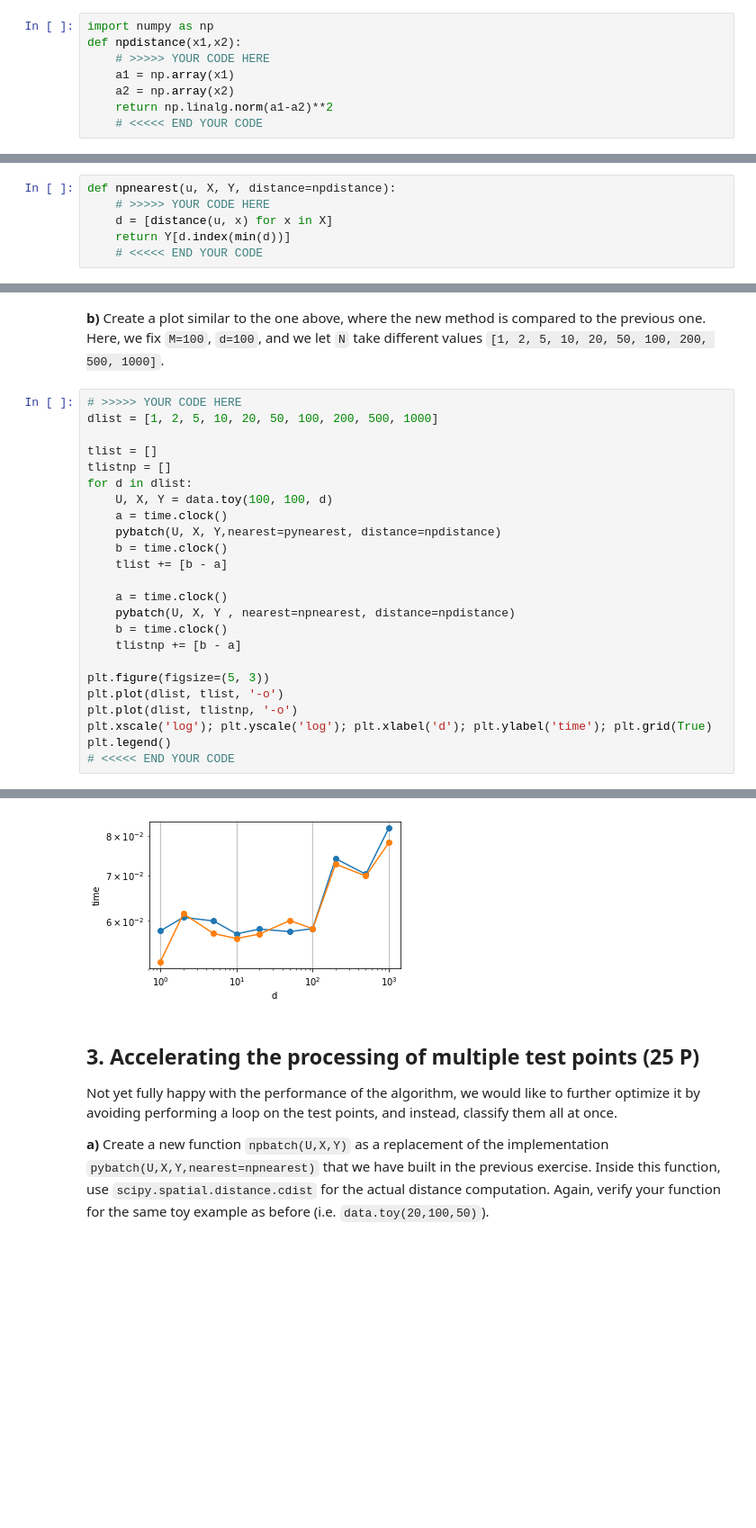
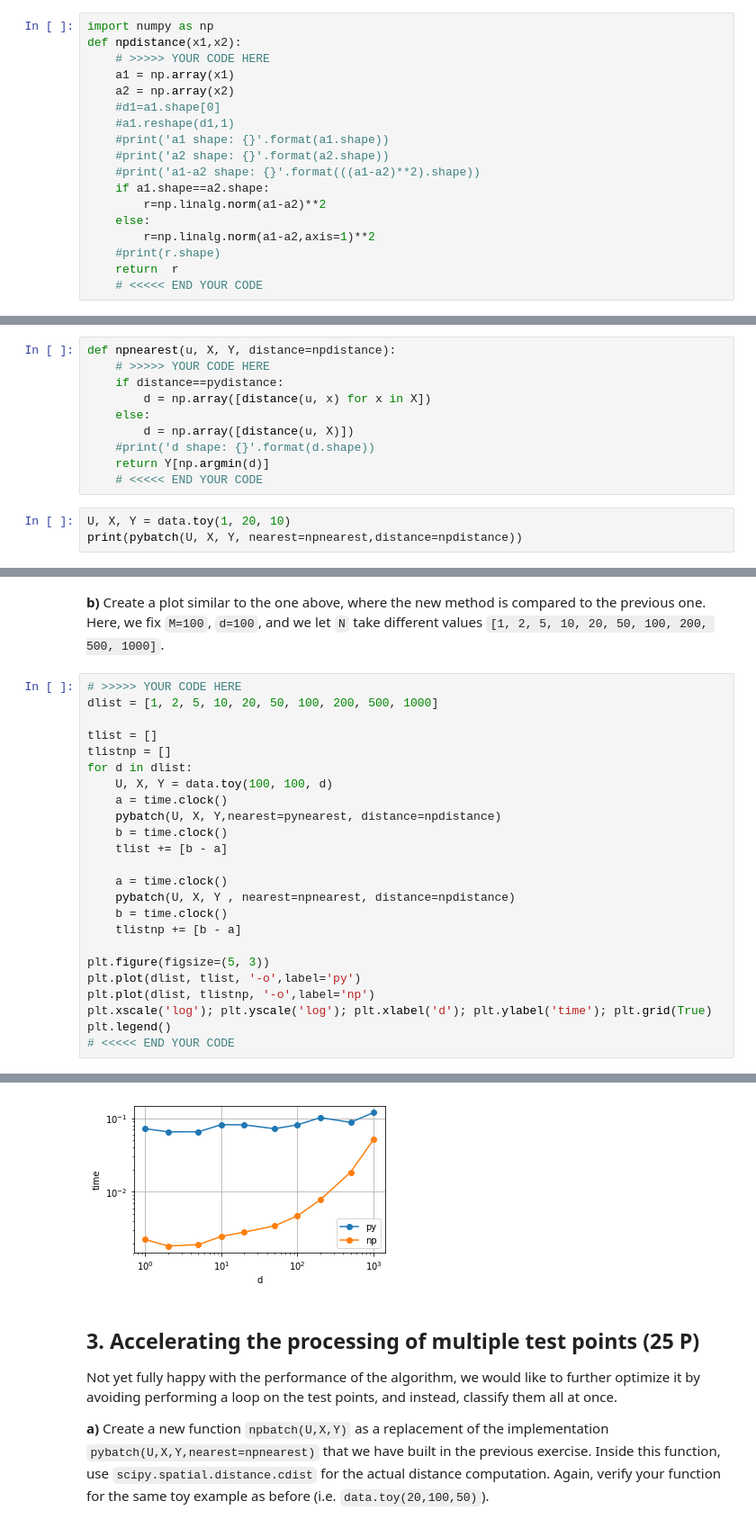
Before and after one commit to Klavaro/mlpy, a Jupyter notebook: sheet2.ipynb, the cells around one changed output, grey strips where cells are left out. Shown: that part at 90% size. Saved outputs shown, nothing was run; the diff lists cells and outputs as text; blank space fills up the shorter version.

```diff
--- a/sheet2.ipynb
+++ b/sheet2.ipynb
@@ -112,7 +112,17 @@ def npdistance(x1,x2):
     # >>>>> YOUR CODE HERE
     a1 = np.array(x1)
     a2 = np.array(x2)
-    return np.linalg.norm(a1-a2)**2
+    #d1=a1.shape[0]
+    #a1.reshape(d1,1)
+    #print('a1 shape: {}'.format(a1.shape))
+    #print('a2 shape: {}'.format(a2.shape))
+    #print('a1-a2 shape: {}'.format(((a1-a2)**2).shape))
+    if a1.shape==a2.shape:
+        r=np.linalg.norm(a1-a2)**2
+    else:
+        r=np.linalg.norm(a1-a2,axis=1)**2
+    #print(r.shape)
+    return  r
     # <<<<< END YOUR CODE
 # %%
 # Verify your function
@@ -161,6 +171,13 @@ Motivated by the success of the `numpy` optimized distance computation, we would
 # %%
 def npnearest(u, X, Y, distance=npdistance):
     # >>>>> YOUR CODE HERE
-    d = [distance(u, x) for x in X]
-    return Y[d.index(min(d))]
+    if distance==pydistance:
+        d = np.array([distance(u, x) for x in X])
+    else:
+        d = np.array([distance(u, X)])
+    #print('d shape: {}'.format(d.shape))
+    return Y[np.argmin(d)]
     # <<<<< END YOUR CODE
+# %%
+U, X, Y = data.toy(1, 20, 10)
+print(pybatch(U, X, Y, nearest=npnearest,distance=npdistance))
@@ -188,8 +207,8 @@ for d in dlist:
     tlistnp += [b - a]
 
 plt.figure(figsize=(5, 3))
-plt.plot(dlist, tlist, '-o')
-plt.plot(dlist, tlistnp, '-o')
+plt.plot(dlist, tlist, '-o',label='py')
+plt.plot(dlist, tlistnp, '-o',label='np')
 plt.xscale('log'); plt.yscale('log'); plt.xlabel('d'); plt.ylabel('time'); plt.grid(True)
 plt.legend()
 # <<<<< END YOUR CODE
@@ -197,4 +217,4 @@ plt.legend()
-[figure, old version]
+[figure, new version]
 # %% [markdown]
 ## 3. Accelerating the processing of multiple test points (25 P)
 
```
Also changed, not shown: parts of 10 cells of this notebook.
